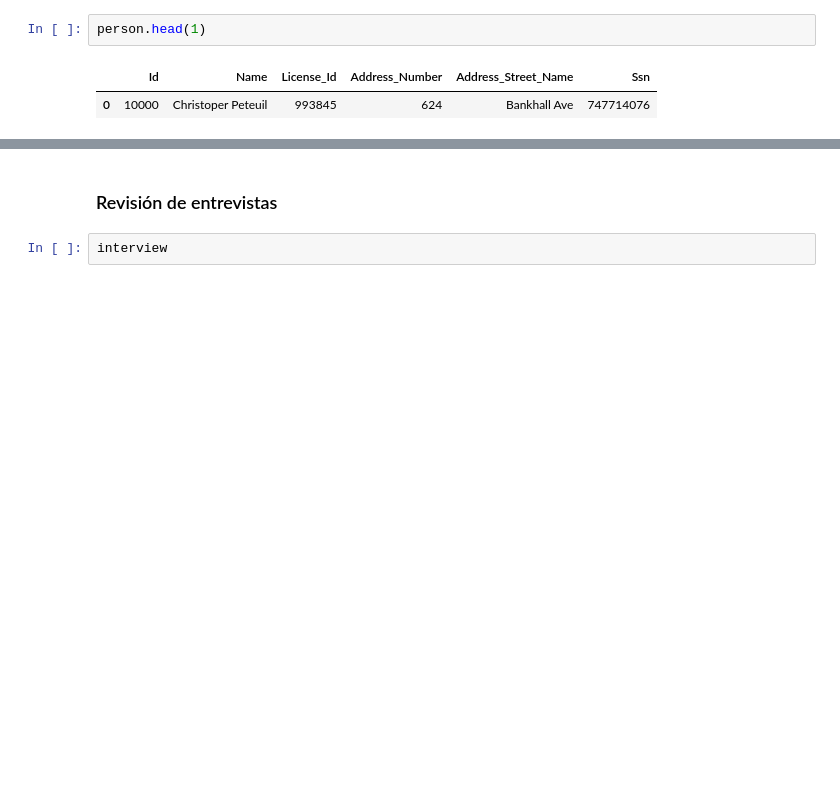
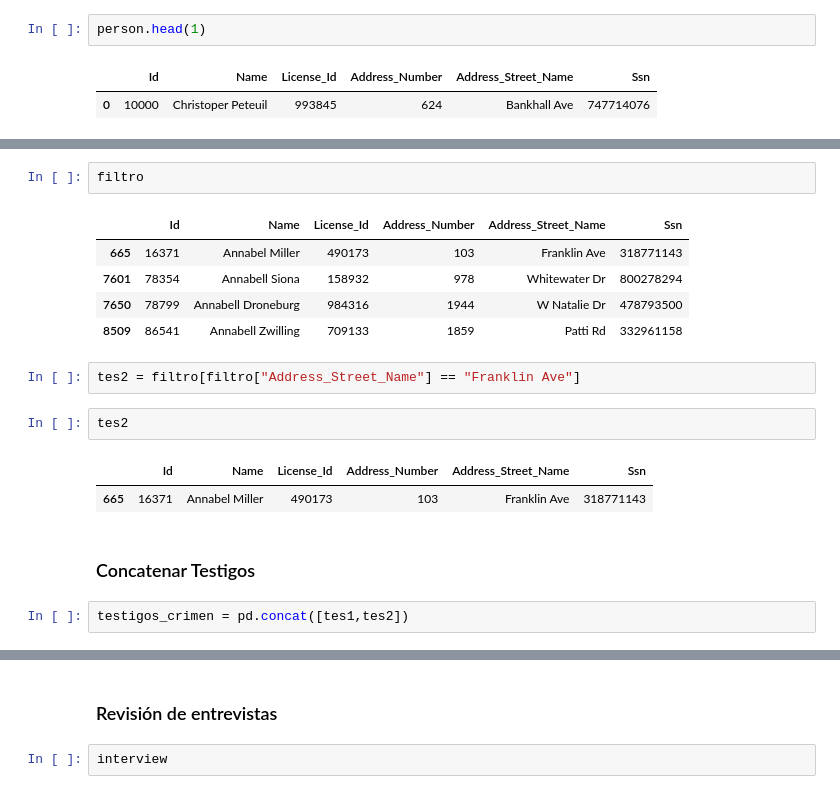
Before and after one commit to GRP-777/Pandas-Murder-Mystery, a Jupyter notebook: SUP_2_SolvingMurderMystery.ipynb, the cells around one changed output, grey strips where cells are left out. Cells and saved outputs as stored; diff of their text form; blank space fills up the shorter version.

```diff
--- a/SUP_2_SolvingMurderMystery.ipynb
+++ b/SUP_2_SolvingMurderMystery.ipynb
@@ -87,0 +97,19 @@ Northwestern_Dr['Address_Number'].max()
+# %%
+filtro
+# %% [output]
+|  | Id | Name | License_Id | Address_Number | Address_Street_Name | Ssn |
+| 665 | 16371 | Annabel Miller | 490173 | 103 | Franklin Ave | 318771143 |
+| 7601 | 78354 | Annabell Siona | 158932 | 978 | Whitewater Dr | 800278294 |
+| 7650 | 78799 | Annabell Droneburg | 984316 | 1944 | W Natalie Dr | 478793500 |
+| 8509 | 86541 | Annabell Zwilling | 709133 | 1859 | Patti Rd | 332961158 |
+# %%
+tes2 = filtro[filtro["Address_Street_Name"] == "Franklin Ave"]
+# %%
+tes2
+# %% [output]
+|  | Id | Name | License_Id | Address_Number | Address_Street_Name | Ssn |
+| 665 | 16371 | Annabel Miller | 490173 | 103 | Franklin Ave | 318771143 |
+# %% [markdown]
+### Concatenar Testigos
+# %%
+testigos_crimen = pd.concat([tes1,tes2])
```
Also changed, not shown: parts of 22 cells of this notebook.
